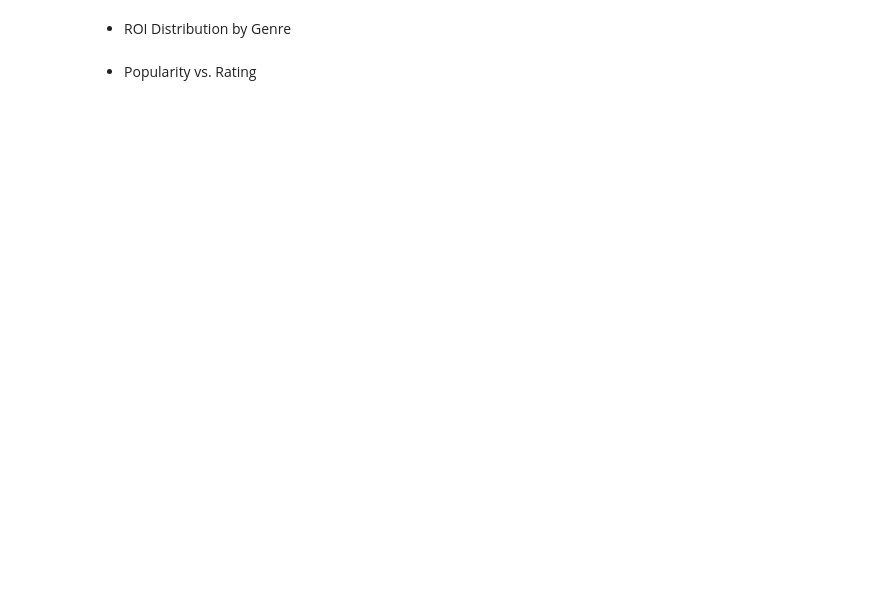
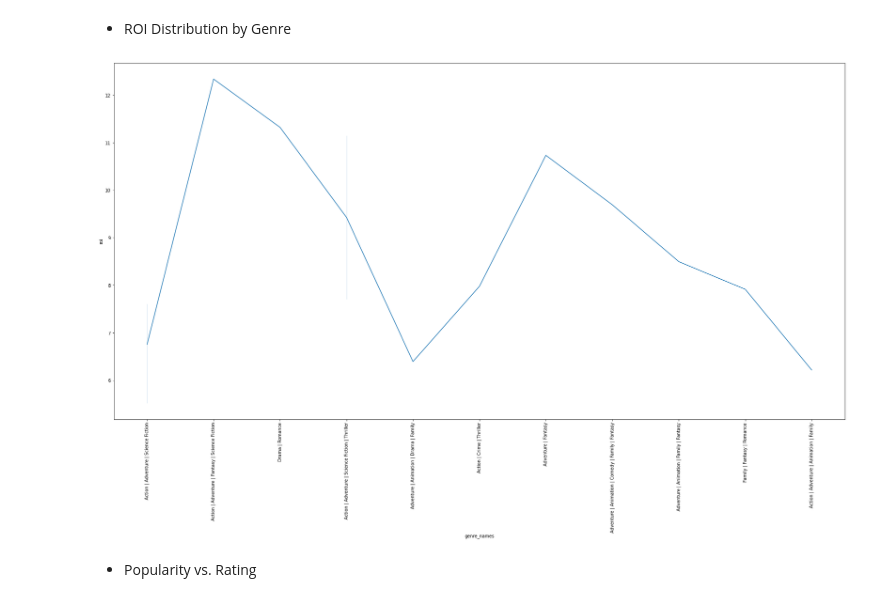
Before and after one commit to kgyauAmtch/Amtch_Personal_Projects, a Jupyter notebook: Project1/notebooks/data_cleaning.ipynb, the cells around one changed output. Cells and saved outputs as stored; diff of their text form; code cells hidden in the pictures; blank space fills up the shorter version.

```diff
--- a/Project1/notebooks/data_cleaning.ipynb
+++ b/Project1/notebooks/data_cleaning.ipynb
@@ -902,9 +1136,11 @@ plt.show()
 # %%
 # df['franchise'] = df['franchise'].astype(str)
 plt.figure(figsize=(30, 15))
-sns.pointplot(x = 'genre_names', y = 'roi', data = reordered_df)
-plt.yticks(rotation=90)
+sns.lineplot(x = 'genre_names', y = 'roi', data = reordered_df)
+plt.xticks(rotation=90)
 plt.show()
+# %% [output]
+[figure, added]
 # %% [markdown]
 - Popularity vs. Rating
 # %%
```
Also changed, not shown: parts of 42 cells of this notebook, 1 other file.
